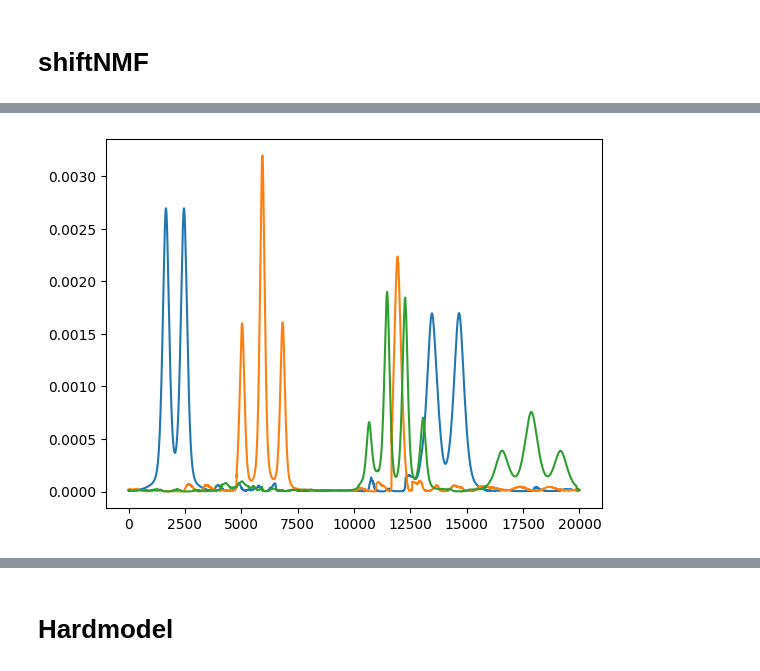
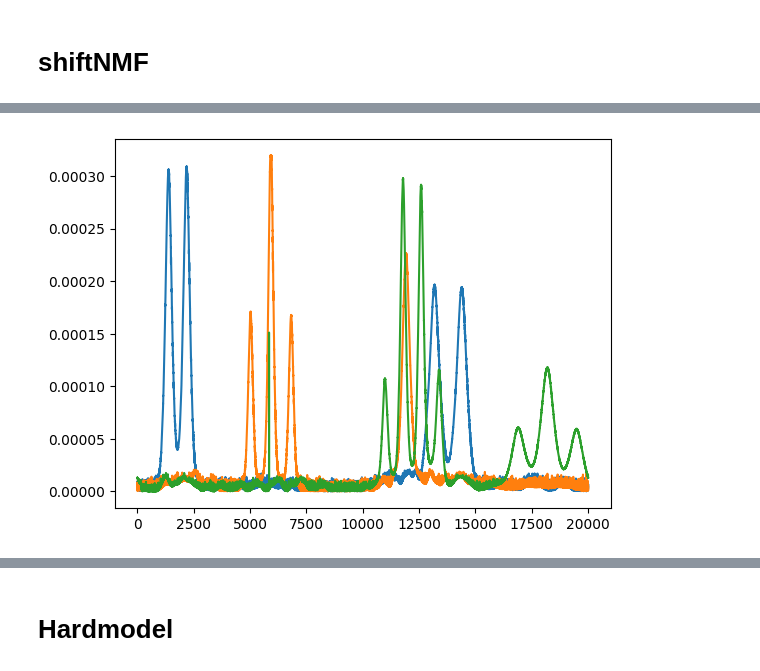
Before and after one commit to LucasEmcken/Bachelorprojekt, a Jupyter notebook: artificial_experiment.ipynb, the cells around one changed output, grey strips where cells are left out. Drawn from its saved outputs; the diff is of its cells as text; code cells hidden in the pictures.

```diff
--- a/artificial_experiment.ipynb
+++ b/artificial_experiment.ipynb
@@ -47,9 +53,10 @@ plt.show()
 # %% [markdown]
 # shiftNMF
 # %%
+torch.manual_seed(3)
 
-nmf = ShiftNMF(X_ART_NOISY, 3, lr=0.1, alpha=1e-6, patience=30, min_imp=0.001)
-W_est, H_est, tau_est = nmf.fit(verbose=1, max_iter=1000, tau_iter=0)
+nmf = ShiftNMF(X_ART_NOISY, 3, lr=0.01, alpha=1e-4, patience=30, min_imp=0.001)
+W_est, H_est, tau_est = nmf.fit(verbose=1, max_iter=2000, tau_iter=0)
 
 plt.plot(H_est.T)
 plt.show()
@@ -60 +67 @@ epoch: 1000, Loss: 0.02580587797444514, Tau: 5258.113769531255
-[figure, old version]
+[figure, new version]
```
Also changed, not shown: parts of 6 cells of this notebook.
